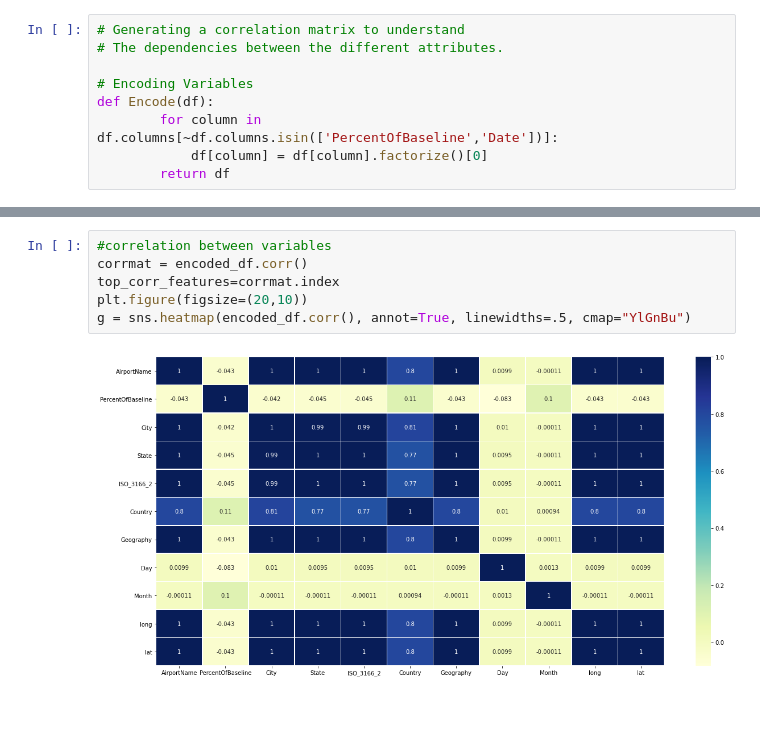
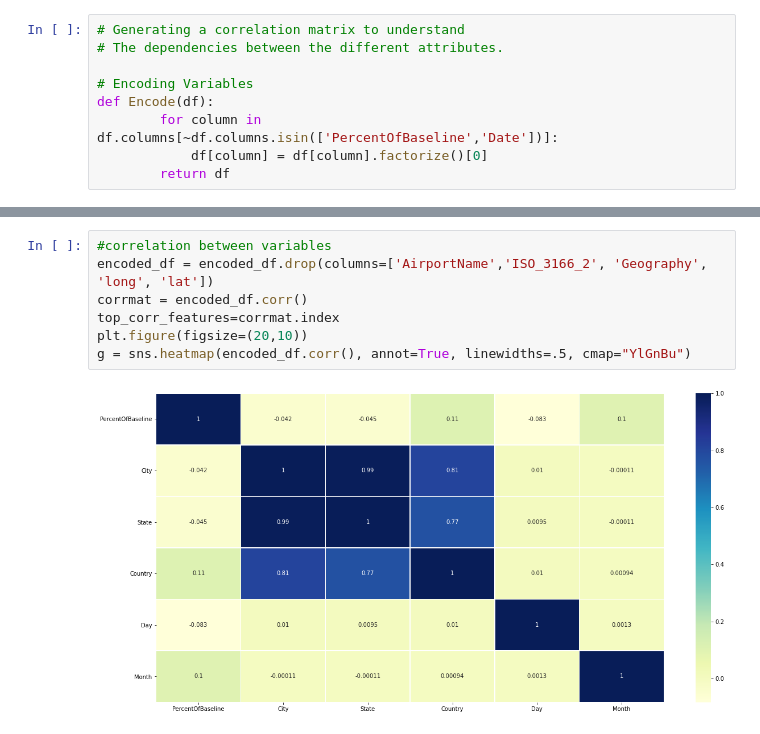
Before and after one commit to jayakrithi/airport-traffic-pattern, a Jupyter notebook: airport_traffic_analysis.ipynb, the cells around one changed output, grey strips where cells are left out. Saved outputs shown, nothing was run; the diff lists cells and outputs as text.

```diff
--- a/airport_traffic_analysis.ipynb
+++ b/airport_traffic_analysis.ipynb
@@ -115,9 +115,10 @@ encoded_df.head()
 | 4 | 2020-10-31 | 0 | 22 | 0 | 0 | 0 | 0 | 0 | 3 | ... |
 # %%
 #correlation between variables
+encoded_df = encoded_df.drop(columns=['AirportName','ISO_3166_2', 'Geography', 'long', 'lat'])
 corrmat = encoded_df.corr()
 top_corr_features=corrmat.index
 plt.figure(figsize=(20,10))
 g = sns.heatmap(encoded_df.corr(), annot=True, linewidths=.5, cmap="YlGnBu")
 # %% [output]
-[figure, old version]
+[figure, new version]
```
Also changed, not shown: parts of 7 cells of this notebook.
